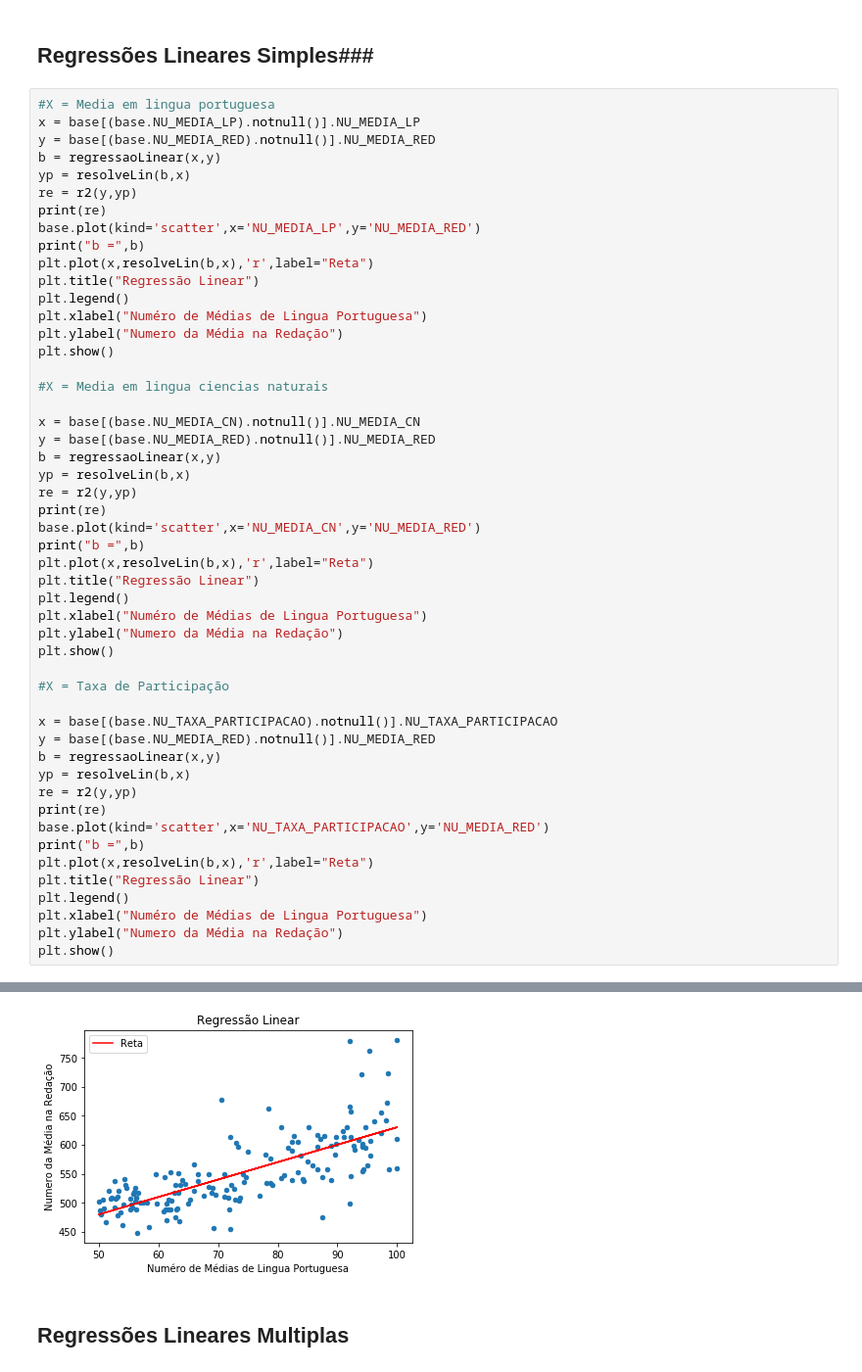
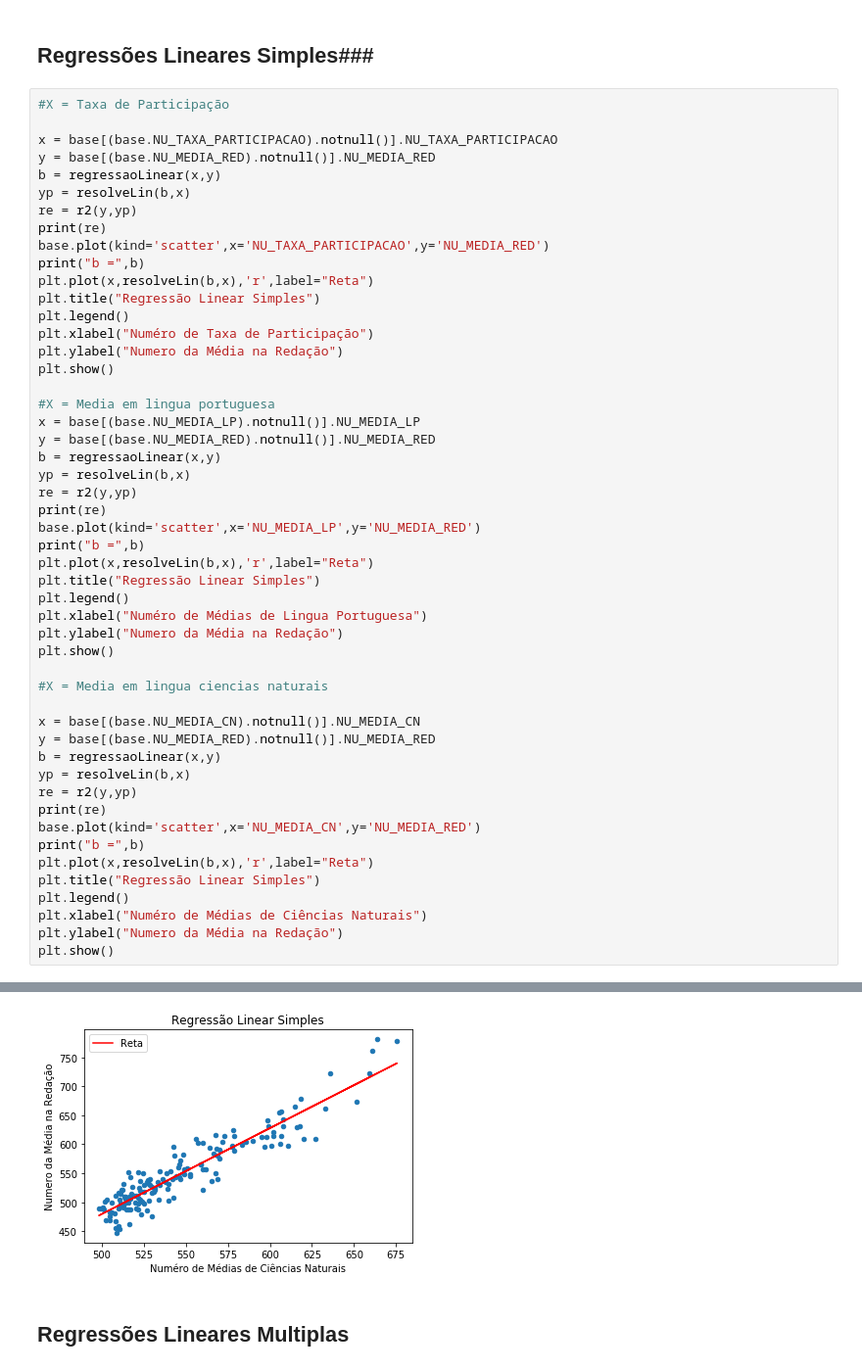
Before and after one commit to LuskaSaur/Trabalho3-de-CN---Regressao, a Jupyter notebook: Trabalho_CN_João_Lucas_Fernandes_de_Melo_&_Lucas_Rocha.ipynb, the cells around one changed output, grey strips where cells are left out. Shown at 98% size. Drawn from its saved outputs; the diff is of its cells as text.

```diff
--- a/Trabalho_CN_João_Lucas_Fernandes_de_Melo_&_Lucas_Rocha.ipynb
+++ b/Trabalho_CN_João_Lucas_Fernandes_de_Melo_&_Lucas_Rocha.ipynb
@@ -85,6 +87,23 @@ base.plot(kind='scatter',x='NU_MEDIA_CN',y='NU_MEDIA_RED')
 # %% [markdown]
 ## Regressões Lineares Simples###
 # %%
+#X = Taxa de Participação
+
+x = base[(base.NU_TAXA_PARTICIPACAO).notnull()].NU_TAXA_PARTICIPACAO
+y = base[(base.NU_MEDIA_RED).notnull()].NU_MEDIA_RED
+b = regressaoLinear(x,y)
+yp = resolveLin(b,x)
+re = r2(y,yp)
+print(re)
+base.plot(kind='scatter',x='NU_TAXA_PARTICIPACAO',y='NU_MEDIA_RED')
+print("b =",b)
+plt.plot(x,resolveLin(b,x),'r',label="Reta")
+plt.title("Regressão Linear Simples")
+plt.legend()
+plt.xlabel("Numéro de Taxa de Participação")
+plt.ylabel("Numero da Média na Redação")
+plt.show()
+
 #X = Media em lingua portuguesa
 x = base[(base.NU_MEDIA_LP).notnull()].NU_MEDIA_LP
 y = base[(base.NU_MEDIA_RED).notnull()].NU_MEDIA_RED
@@ -95,7 +114,7 @@ print(re)
 base.plot(kind='scatter',x='NU_MEDIA_LP',y='NU_MEDIA_RED')
 print("b =",b)
 plt.plot(x,resolveLin(b,x),'r',label="Reta")
-plt.title("Regressão Linear")
+plt.title("Regressão Linear Simples")
 plt.legend()
 plt.xlabel("Numéro de Médias de Lingua Portuguesa")
 plt.ylabel("Numero da Média na Redação")
@@ -112,26 +131,9 @@ print(re)
 base.plot(kind='scatter',x='NU_MEDIA_CN',y='NU_MEDIA_RED')
 print("b =",b)
 plt.plot(x,resolveLin(b,x),'r',label="Reta")
-plt.title("Regressão Linear")
+plt.title("Regressão Linear Simples")
 plt.legend()
-plt.xlabel("Numéro de Médias de Lingua Portuguesa")
+plt.xlabel("Numéro de Médias de Ciências Naturais")
 plt.ylabel("Numero da Média na Redação")
 plt.show()
-
-#X = Taxa de Participação
-
-x = base[(base.NU_TAXA_PARTICIPACAO).notnull()].NU_TAXA_PARTICIPACAO
-y = base[(base.NU_MEDIA_RED).notnull()].NU_MEDIA_RED
-b = regressaoLinear(x,y)
-yp = resolveLin(b,x)
-re = r2(y,yp)
-print(re)
-base.plot(kind='scatter',x='NU_TAXA_PARTICIPACAO',y='NU_MEDIA_RED')
-print("b =",b)
-plt.plot(x,resolveLin(b,x),'r',label="Reta")
-plt.title("Regressão Linear")
-plt.legend()
-plt.xlabel("Numéro de Médias de Lingua Portuguesa")
-plt.ylabel("Numero da Média na Redação")
-plt.show()
 # %% [output]
@@ -146,3 +148,3 @@ b = [329.64563997   3.00545982]
-[figure, old version]
+[figure, new version]
 # %% [markdown]
 ## Regressões Lineares Multiplas ###
```
Also changed, not shown: parts of 5 cells of this notebook.
